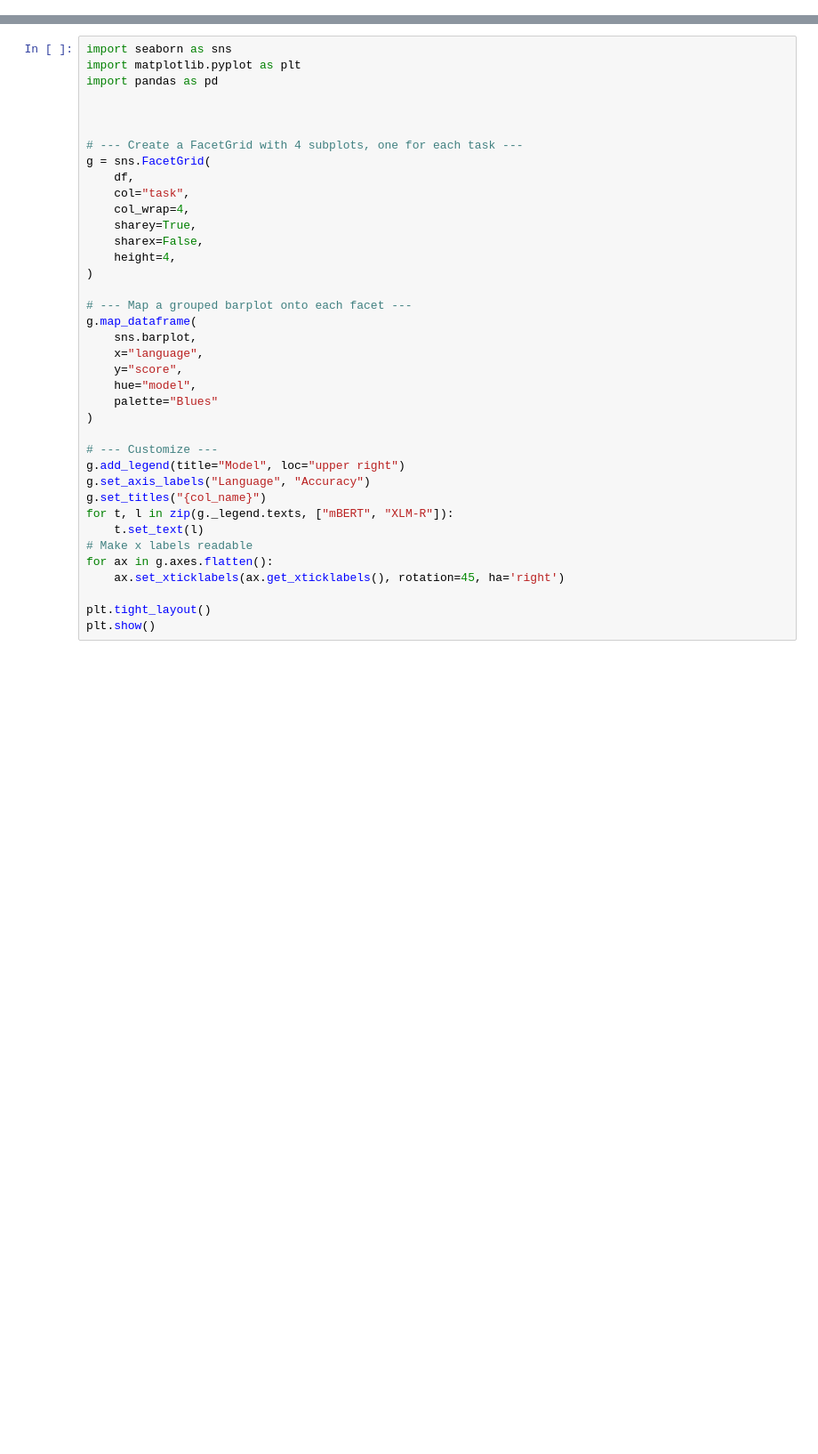
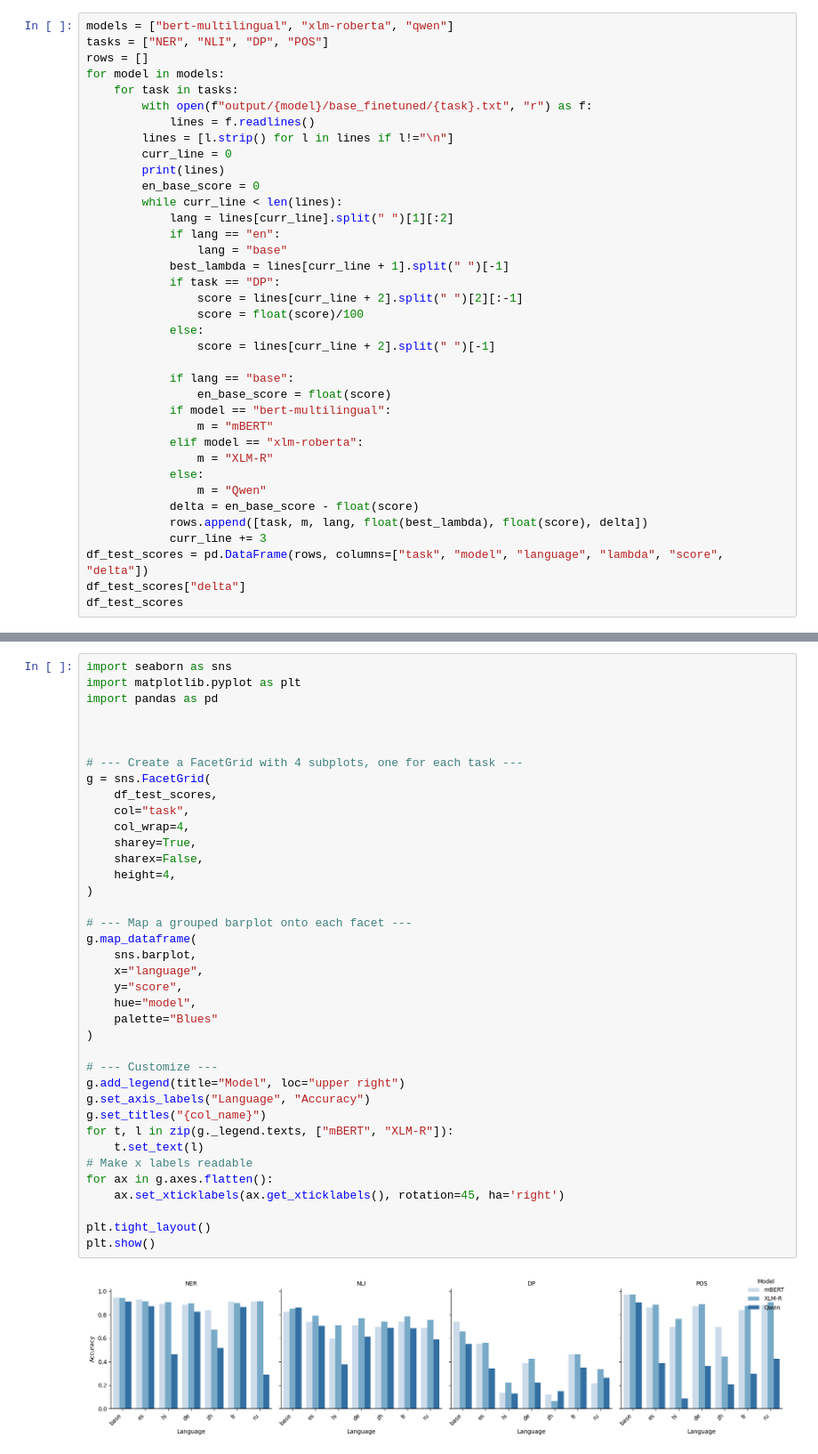
Before and after one commit to erafkin/xling_task_transfer, a Jupyter notebook: notebooks/figure_generation.ipynb, the cells around one changed output, grey strips where cells are left out. Shown at 89% size. Drawn from its saved outputs; the diff is of its cells as text; blank space fills up the shorter version.

```diff
--- a/notebooks/figure_generation.ipynb
+++ b/notebooks/figure_generation.ipynb
@@ -36,0 +70,37 @@ df
+# %%
+models = ["bert-multilingual", "xlm-roberta", "qwen"]
+tasks = ["NER", "NLI", "DP", "POS"]
+rows = []
+for model in models:
+    for task in tasks:
+        with open(f"output/{model}/base_finetuned/{task}.txt", "r") as f:
+            lines = f.readlines()
+        lines = [l.strip() for l in lines if l!="\n"]
+        curr_line = 0
+        print(lines)
+        en_base_score = 0
+        while curr_line < len(lines):
+            lang = lines[curr_line].split(" ")[1][:2]
+            if lang == "en":
+                lang = "base"
+            best_lambda = lines[curr_line + 1].split(" ")[-1]
+            if task == "DP":
+                score = lines[curr_line + 2].split(" ")[2][:-1]
+                score = float(score)/100
+            else:
+                score = lines[curr_line + 2].split(" ")[-1]
+
+            if lang == "base":
+                en_base_score = float(score)
+            if model == "bert-multilingual":
+                m = "mBERT"
+            elif model == "xlm-roberta":
+                m = "XLM-R"
+            else:
+                m = "Qwen"
+            delta = en_base_score - float(score)
+            rows.append([task, m, lang, float(best_lambda), float(score), delta])
+            curr_line += 3
+df_test_scores = pd.DataFrame(rows, columns=["task", "model", "language", "lambda", "score", "delta"])
+df_test_scores["delta"]
+df_test_scores
@@ -43,32 +139,34 @@ import pandas as pd
 
 # --- Create a FacetGrid with 4 subplots, one for each task ---
 g = sns.FacetGrid(
-    df,
+    df_test_scores,
     col="task",
     col_wrap=4,
     sharey=True,
     sharex=False,
     height=4,
 )
 
 # --- Map a grouped barplot onto each facet ---
 g.map_dataframe(
     sns.barplot,
     x="language",
     y="score",
     hue="model",
     palette="Blues"
 )
 
 # --- Customize ---
 g.add_legend(title="Model", loc="upper right")
 g.set_axis_labels("Language", "Accuracy")
 g.set_titles("{col_name}")
 for t, l in zip(g._legend.texts, ["mBERT", "XLM-R"]):
     t.set_text(l)
 # Make x labels readable
 for ax in g.axes.flatten():
     ax.set_xticklabels(ax.get_xticklabels(), rotation=45, ha='right')
 
 plt.tight_layout()
 plt.show()
+# %% [output]
+[figure, added]
```
Also changed, not shown: parts of 12 cells of this notebook, 4 other files.
